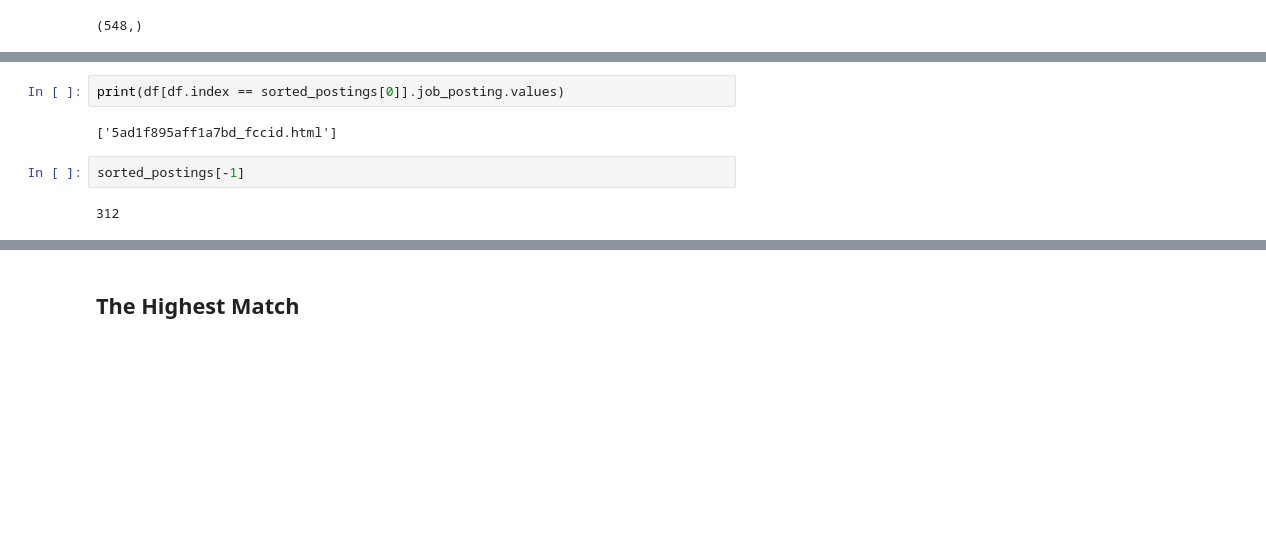
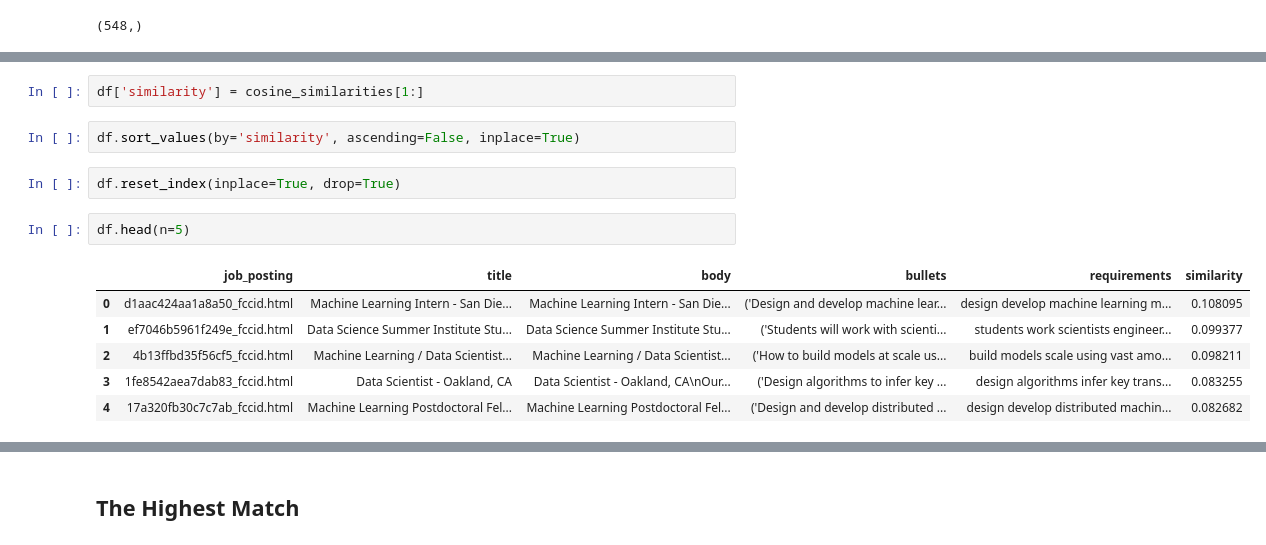
Before and after one commit to ambreen2006/nlp_job_postings, a Jupyter notebook: ML_Pipeline.ipynb, the cells around one changed output, grey strips where cells are left out. Cells and saved outputs as stored; diff of their text form; blank space fills up the shorter version.

```diff
--- a/ML_Pipeline.ipynb
+++ b/ML_Pipeline.ipynb
@@ -191,8 +213,15 @@ sorted_postings = np.argsort(cosine_similarities)[::-1][1:]
-# %%
-print(df[df.index == sorted_postings[0]].job_posting.values)
-# %% [output]
-['5ad1f895aff1a7bd_fccid.html']
-# %%
-sorted_postings[-1]
-# %% [output]
-312
+# %%
+df['similarity'] = cosine_similarities[1:]
+# %%
+df.sort_values(by='similarity', ascending=False, inplace=True)
+# %%
+df.reset_index(inplace=True, drop=True)
+# %%
+df.head(n=5)
+# %% [output]
+|  | job_posting | title | body | bullets | requirements | similarity |
+| 0 | d1aac424aa1a8a50_fccid.html | Machine Learning Intern - San Die... | Machine Learning Intern - San Die... | ('Design and develop machine lear... | design develop machine learning m... | 0.108095 |
+| 1 | ef7046b5961f249e_fccid.html | Data Science Summer Institute Stu... | Data Science Summer Institute Stu... | ('Students will work with scienti... | students work scientists engineer... | 0.099377 |
+| 2 | 4b13ffbd35f56cf5_fccid.html | Machine Learning / Data Scientist... | Machine Learning / Data Scientist... | ('How to build models at scale us... | build models scale using vast amo... | 0.098211 |
+| 3 | 1fe8542aea7dab83_fccid.html | Data Scientist - Oakland, CA | Data Scientist - Oakland, CA\nOur... | ('Design algorithms to infer key ... | design algorithms infer key trans... | 0.083255 |
+| 4 | 17a320fb30c7c7ab_fccid.html | Machine Learning Postdoctoral Fel... | Machine Learning Postdoctoral Fel... | ('Design and develop distributed ... | design develop distributed machin... | 0.082682 |
```
Also changed, not shown: parts of 10 cells of this notebook.
